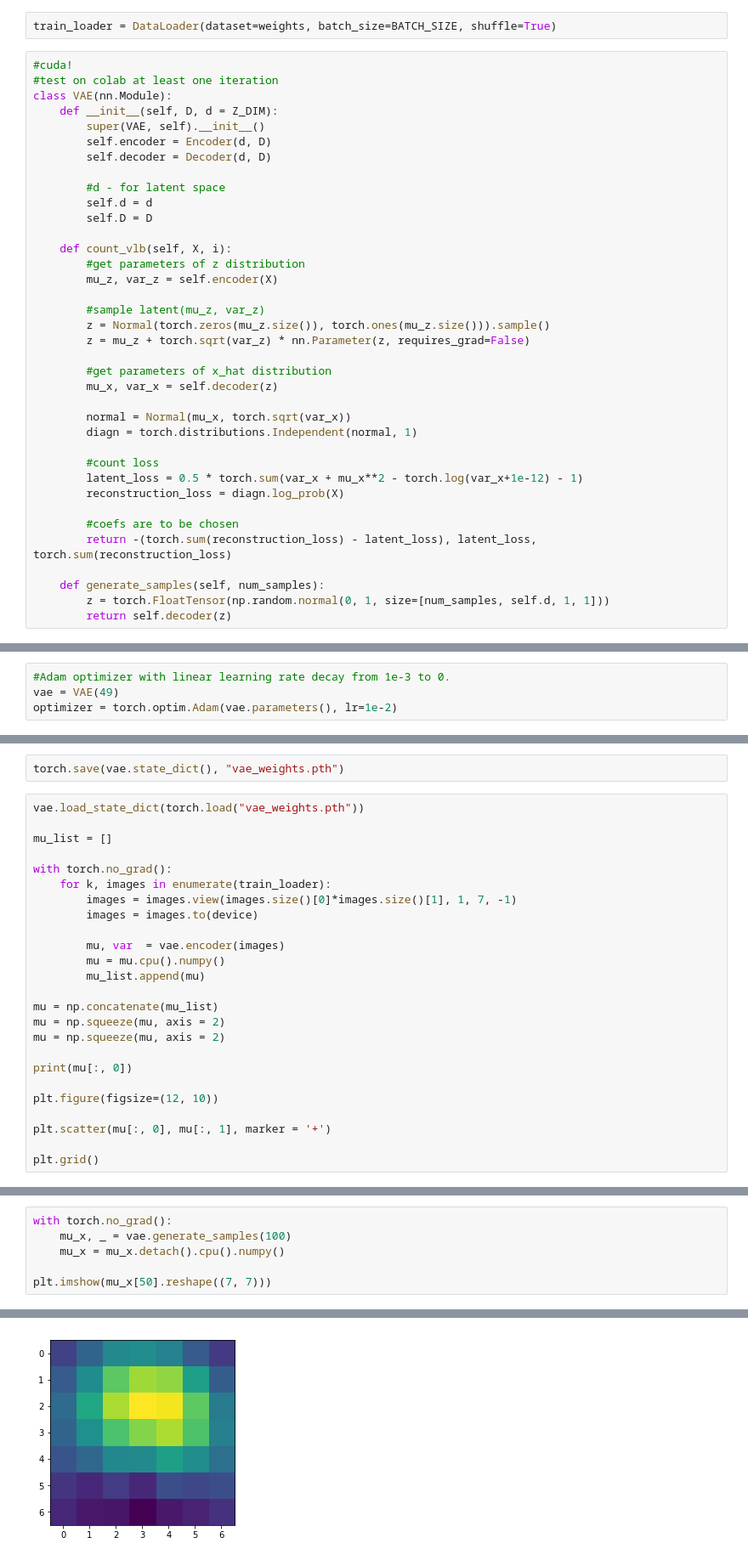
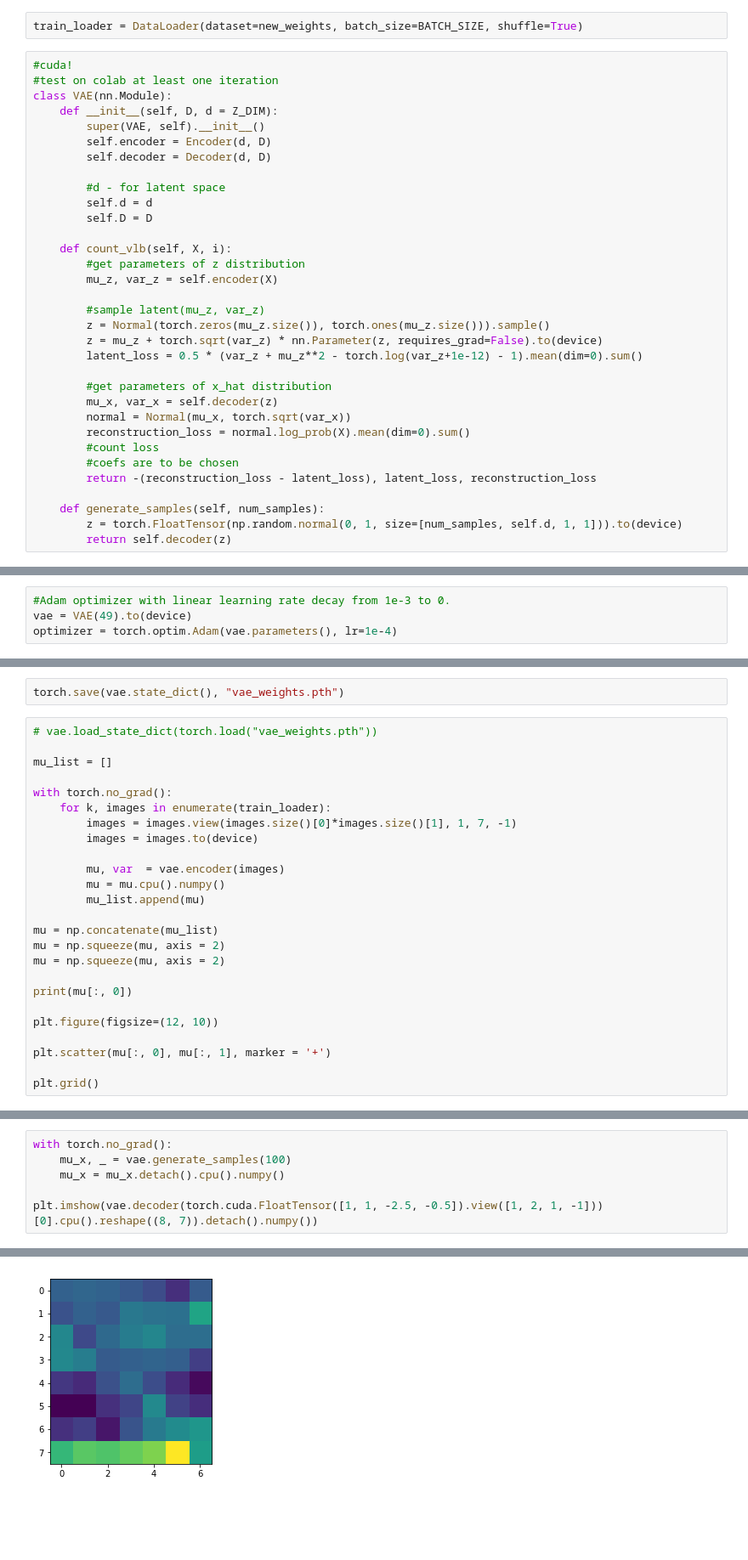
Before and after one commit to DahaKot/Deep-Weight-Prior, a Jupyter notebook: vae.ipynb, the cells around one changed output, grey strips where cells are left out. Shown: that part at 85% size. Cells and saved outputs as stored; diff of their text form; blank space fills up the shorter version.

```diff
--- a/vae.ipynb
+++ b/vae.ipynb
@@ -86,5 +116,5 @@ plt.imshow(weights[99][10].detach().numpy().reshape((7, 7)))
 # %%
-train_loader = DataLoader(dataset=weights, batch_size=BATCH_SIZE, shuffle=True)
+train_loader = DataLoader(dataset=new_weights, batch_size=BATCH_SIZE, shuffle=True)
 # %%
 #cuda!
 #test on colab at least one iteration
@@ -104,23 +134,19 @@ class VAE(nn.Module):
 
         #sample latent(mu_z, var_z)
         z = Normal(torch.zeros(mu_z.size()), torch.ones(mu_z.size())).sample()
-        z = mu_z + torch.sqrt(var_z) * nn.Parameter(z, requires_grad=False)
+        z = mu_z + torch.sqrt(var_z) * nn.Parameter(z, requires_grad=False).to(device)
+        latent_loss = 0.5 * (var_z + mu_z**2 - torch.log(var_z+1e-12) - 1).mean(dim=0).sum()
 
         #get parameters of x_hat distribution
         mu_x, var_x = self.decoder(z)
-
         normal = Normal(mu_x, torch.sqrt(var_x))
-        diagn = torch.distributions.Independent(normal, 1)
-
+        reconstruction_loss = normal.log_prob(X).mean(dim=0).sum()
         #count loss
-        latent_loss = 0.5 * torch.sum(var_x + mu_x**2 - torch.log(var_x+1e-12) - 1)
-        reconstruction_loss = diagn.log_prob(X)
-
         #coefs are to be chosen
-        return -(torch.sum(reconstruction_loss) - latent_loss), latent_loss, torch.sum(reconstruction_loss)
+        return -(reconstruction_loss - latent_loss), latent_loss, reconstruction_loss
 
     def generate_samples(self, num_samples):
-        z = torch.FloatTensor(np.random.normal(0, 1, size=[num_samples, self.d, 1, 1]))
+        z = torch.FloatTensor(np.random.normal(0, 1, size=[num_samples, self.d, 1, 1])).to(device)
         return self.decoder(z)
 # %%
 class Encoder(nn.Module):
@@ -181,5 +207,5 @@ class Decoder(nn.Module):
         return mu, var
 # %%
 #Adam optimizer with linear learning rate decay from 1e-3 to 0.
-vae = VAE(49)
-optimizer = torch.optim.Adam(vae.parameters(), lr=1e-2)
+vae = VAE(49).to(device)
+optimizer = torch.optim.Adam(vae.parameters(), lr=1e-4)
@@ -249,7 +301,7 @@ plt.show()
 # %%
 torch.save(vae.state_dict(), "vae_weights.pth")
 # %%
-vae.load_state_dict(torch.load("vae_weights.pth"))
+# vae.load_state_dict(torch.load("vae_weights.pth"))
 
 mu_list = []
 
@@ -279,9 +332,9 @@ plt.grid()
 # %%
 with torch.no_grad():
     mu_x, _ = vae.generate_samples(100)
     mu_x = mu_x.detach().cpu().numpy()
 
-plt.imshow(mu_x[50].reshape((7, 7)))
+plt.imshow(vae.decoder(torch.cuda.FloatTensor([1, 1, -2.5, -0.5]).view([1, 2, 1, -1]))[0].cpu().reshape((8, 7)).detach().numpy())
 # %% [output]
 <matplotlib.image.AxesImage at 0x...>
-[figure, old version]
+[figure, new version]
```
Also changed, not shown: parts of 20 cells of this notebook, 1 other file.
